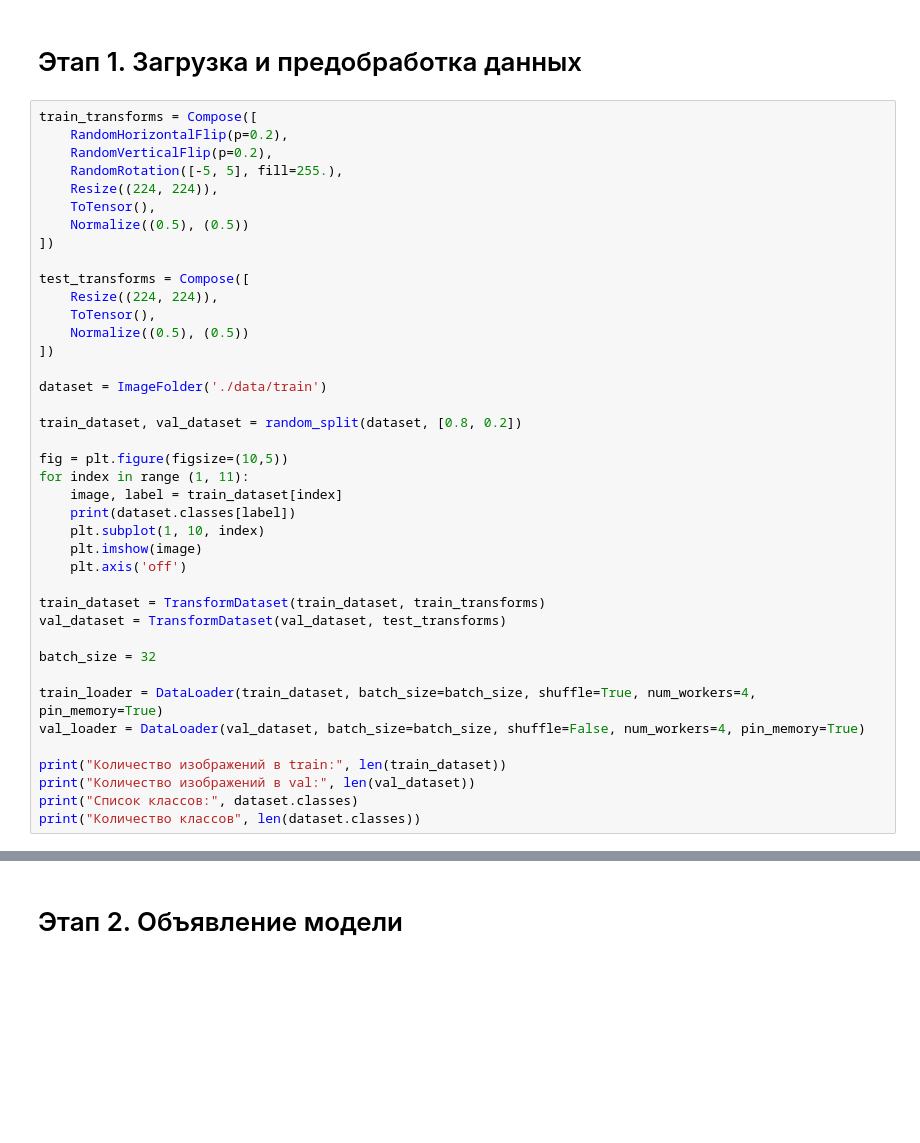
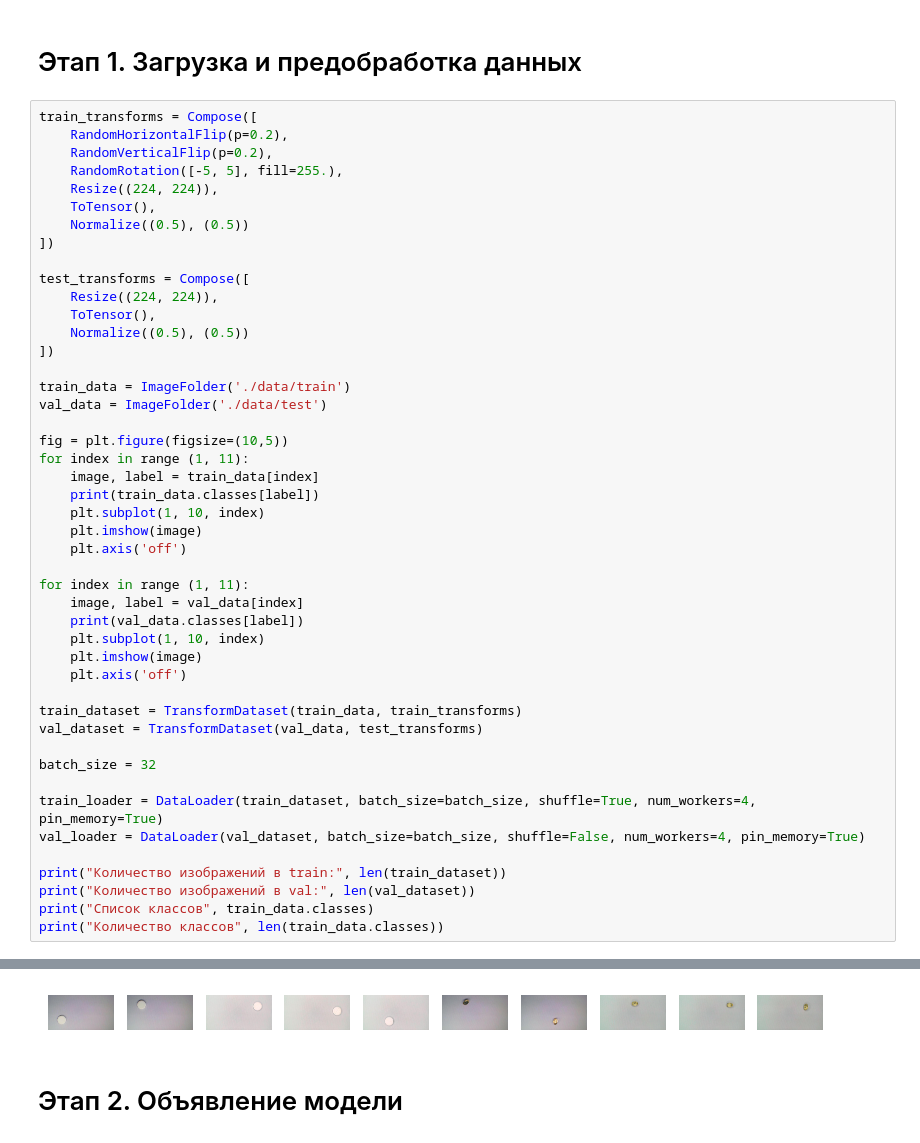
Before and after one commit to Examle20/-tablet-classifier, a Jupyter notebook: solution.ipynb, the cells around one changed output, grey strips where cells are left out. Cells and saved outputs as stored; diff of their text form; blank space fills up the shorter version.

```diff
--- a/solution.ipynb
+++ b/solution.ipynb
@@ -24,20 +24,26 @@ test_transforms = Compose([
     Normalize((0.5), (0.5))
 ])
 
-dataset = ImageFolder('./data/train')
-
-train_dataset, val_dataset = random_split(dataset, [0.8, 0.2])
+train_data = ImageFolder('./data/train')
+val_data = ImageFolder('./data/test')
 
 fig = plt.figure(figsize=(10,5))
 for index in range (1, 11):
-    image, label = train_dataset[index]
-    print(dataset.classes[label])
+    image, label = train_data[index]
+    print(train_data.classes[label])
     plt.subplot(1, 10, index)
     plt.imshow(image)
     plt.axis('off')
 
-train_dataset = TransformDataset(train_dataset, train_transforms)
-val_dataset = TransformDataset(val_dataset, test_transforms)
+for index in range (1, 11):
+    image, label = val_data[index]
+    print(val_data.classes[label])
+    plt.subplot(1, 10, index)
+    plt.imshow(image)
+    plt.axis('off')
+
+train_dataset = TransformDataset(train_data, train_transforms)
+val_dataset = TransformDataset(val_data, test_transforms)
 
 batch_size = 32
 
@@ -46,5 +52,6 @@ val_loader = DataLoader(val_dataset, batch_size=batch_size, shuffle=False, num_w
 
 print("Количество изображений в train:", len(train_dataset))
 print("Количество изображений в val:", len(val_dataset))
-print("Список классов:", dataset.classes)
-print("Количество классов", len(dataset.classes))
+print("Список классов", train_data.classes)
+print("Количество классов", len(train_data.classes))
+# %% [output]
@@ -51,3 +75,4 @@ print("Количество классов", len(dataset.classes))
+[figure, added]
 # %% [markdown]
 # Этап 2. Объявление модели
 # %%
```
Also changed, not shown: parts of 1 cell of this notebook.
